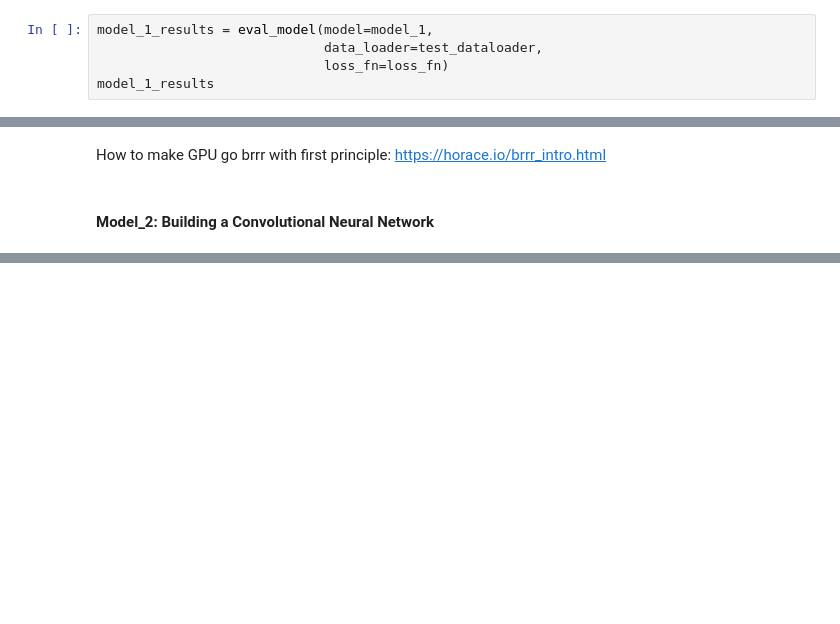
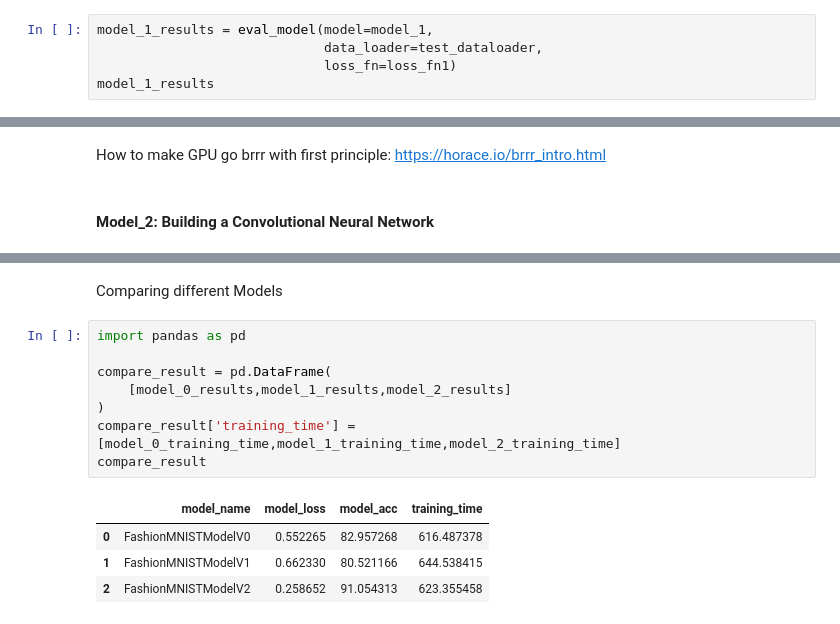
Before and after one commit to Nitin-Flavier13/Pytorch-For-DeepLearning, a Jupyter notebook: 04_pytorch_computer_vision.ipynb, the cells around one changed output, grey strips where cells are left out. Cells and saved outputs as stored; diff of their text form; blank space fills up the shorter version.

```diff
--- a/04_pytorch_computer_vision.ipynb
+++ b/04_pytorch_computer_vision.ipynb
@@ -506,7 +510,7 @@ Epoch 9: Train Loss: 0.6019 | Test Loss: 0.6939 | Train Accuracy: 81.5900 | Test
 # %%
 model_1_results = eval_model(model=model_1,
                              data_loader=test_dataloader,
-                             loss_fn=loss_fn)
+                             loss_fn=loss_fn1)
 model_1_results
 # %% [output]
 {'model_name': 'FashionMNISTModelV1',
@@ -671,0 +790,15 @@ tensor([[[-2.8778e-01, -6.0596e-02, -5.6306e-02,  ...,  2.8654e-01,
+# %% [markdown]
+Comparing different Models
+# %%
+import pandas as pd
+
+compare_result = pd.DataFrame(
+    [model_0_results,model_1_results,model_2_results]
+)
+compare_result['training_time'] = [model_0_training_time,model_1_training_time,model_2_training_time]
+compare_result
+# %% [output]
+|  | model_name | model_loss | model_acc | training_time |
+| 0 | FashionMNISTModelV0 | 0.552265 | 82.957268 | 616.487378 |
+| 1 | FashionMNISTModelV1 | 0.662330 | 80.521166 | 644.538415 |
+| 2 | FashionMNISTModelV2 | 0.258652 | 91.054313 | 623.355458 |
```
Also changed, not shown: parts of 35 cells of this notebook.
